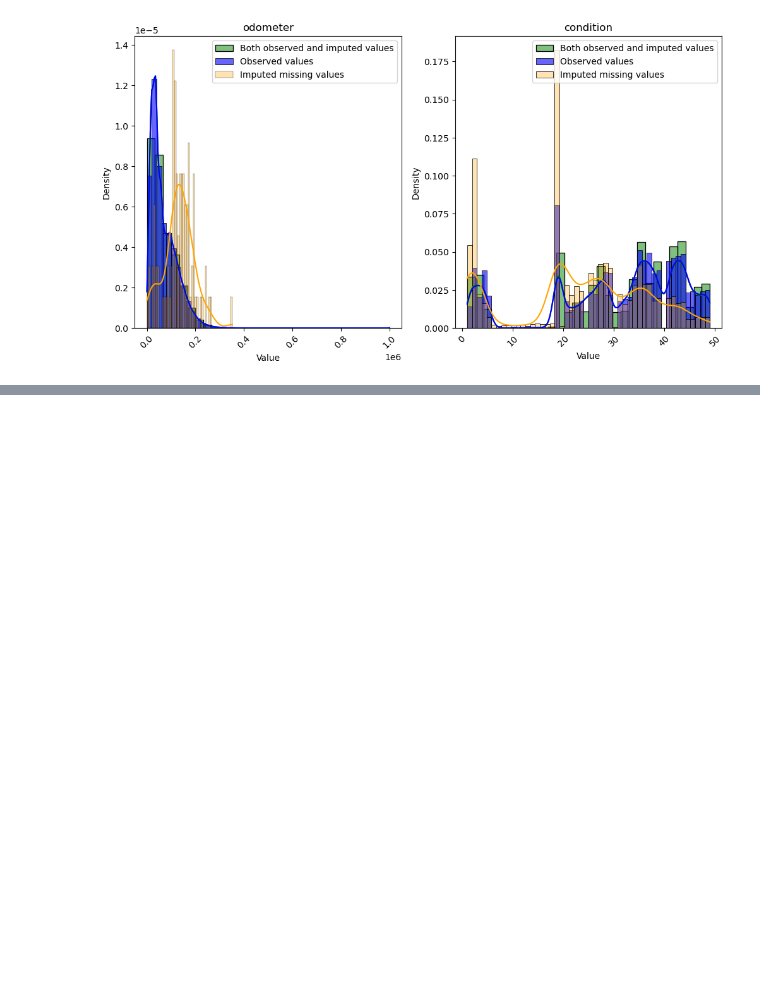
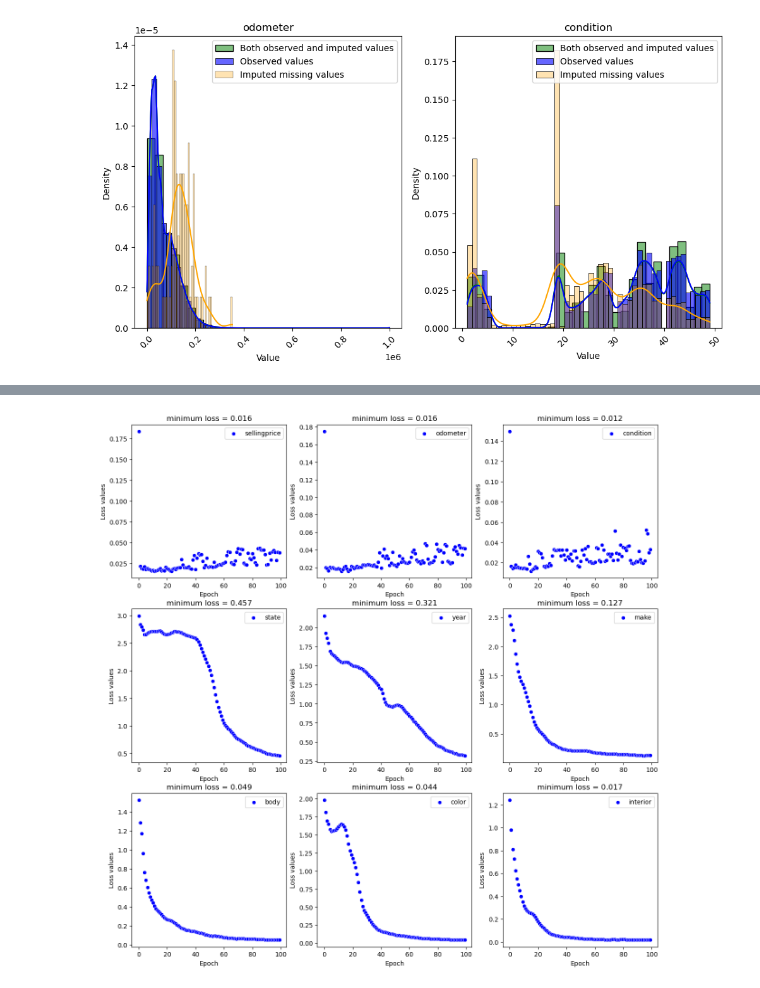
Before and after one commit to raphaelzerbato/AI_Workshop, a Jupyter notebook: car_analysis_imputation.ipynb, the cells around one changed output, grey strips where cells are left out. Saved outputs shown, nothing was run; the diff lists cells and outputs as text; code cells hidden in the pictures; blank space fills up the shorter version.

```diff
--- a/car_analysis_imputation.ipynb
+++ b/car_analysis_imputation.ipynb
@@ -556,5 +460,0 @@ def reconstruct_columns(y_true, y_pred, numerical=True):
-# %%
-df_for_anomalies_test_denoised = reconstruct_columns(y_true=X_list_test[0], y_pred=X_list_test_predict[0], numerical=True)
-for i in range(1,len(X_list_train)):
-    D = reconstruct_columns(y_true=X_list_test[i], y_pred=X_list_test_predict[i], numerical=False)
-    df_for_anomalies_test_denoised = pd.concat([df_for_anomalies_test_denoised, D], axis=1)
@@ -578,0 +585,10 @@ errors_test = get_errors(
+# %%
+encoder_shapes=[50,10]
+loss={'numerical':'mae', 'categorical':'categorical_crossentropy'}
+metrics={'numerical':['mae'], 'categorical':['accuracy']}
+numerical_loss_weight = 10.0
+# %%
+autoencoder, history = auto_encoder(
+    X_train_transformed, types=types, encoder_shapes=encoder_shapes,
+    loss=loss, metrics=metrics, numerical_loss_weight = numerical_loss_weight
+)
@@ -578,0 +625,13 @@ errors_test = get_errors(
+# %%
+# Plot loss values across epochs
+
+fig = plt.figure(figsize=(15,15))
+
+for i in range(len(X_train.keys())):
+    var = list(X_train.keys())[i]
+    ax = plt.subplot(3,3,i+1)
+    sns.scatterplot(history.history[f"{var}_loss"], color='blue', label=var)
+    plt.xlabel('Epoch'); plt.ylabel('Loss values')
+    plt.title("minimum loss = " + str(round(np.min(history.history[f"{var}_loss"]), 3)))
+# %% [output]
+[figure, added]
```
Also changed, not shown: parts of 35 cells of this notebook, 1 other file.
